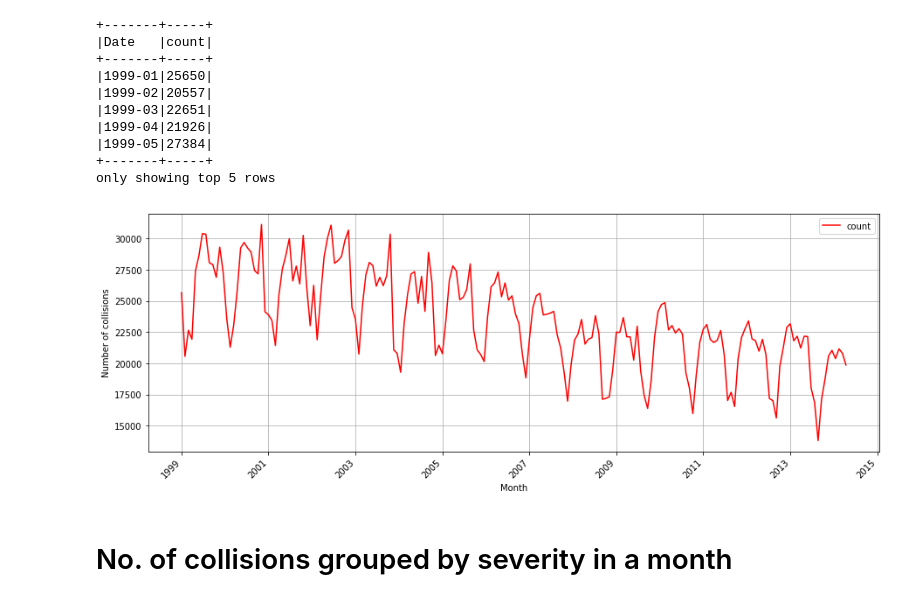
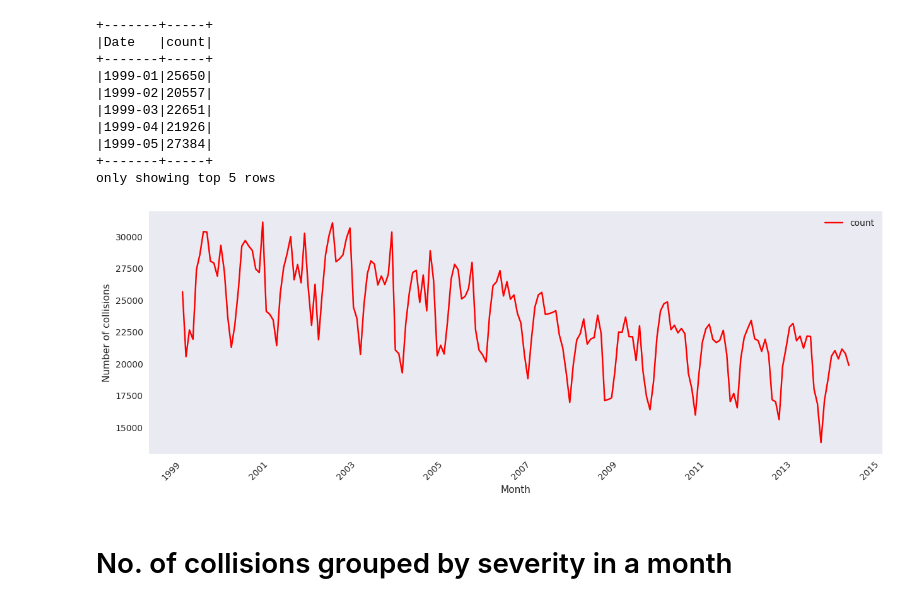
Before and after one commit to SinghGursimran/Analysis-of-Car-Accidents-in-Canada-using-PySpark, a Jupyter notebook: Analysis.ipynb, the cells around one changed output. Drawn from its saved outputs; the diff is of its cells as text; code cells hidden in the pictures.

```diff
--- a/Analysis.ipynb
+++ b/Analysis.ipynb
@@ -168,14 +168,18 @@ only showing top 5 rows
 # %%
 collisions_month_pandas_df = collisions_month.select("*").toPandas()
 # %%
+sns.set()
+
 plot_collisions_month = collisions_month_pandas_df.plot(figsize=(15,5),x="Date",y="count",color='red')
 date_arr = [1997,1999,2001,2003,2005,2007,2009,2011,2013,2015]
 plot_collisions_month.set_xticklabels(date_arr,ha='right',rotation = 45)
 plot_collisions_month.set_xlabel("Month")
 plot_collisions_month.set_ylabel("Number of collisions");
 plot_collisions_month.grid(axis='both')
+
+sns.reset_orig()
 # %% [output]
-[figure, old version]
+[figure, new version]
 # %% [markdown]
 # No. of collisions grouped by severity in a month
 # %%
```
Also changed, not shown: parts of 10 cells of this notebook.
